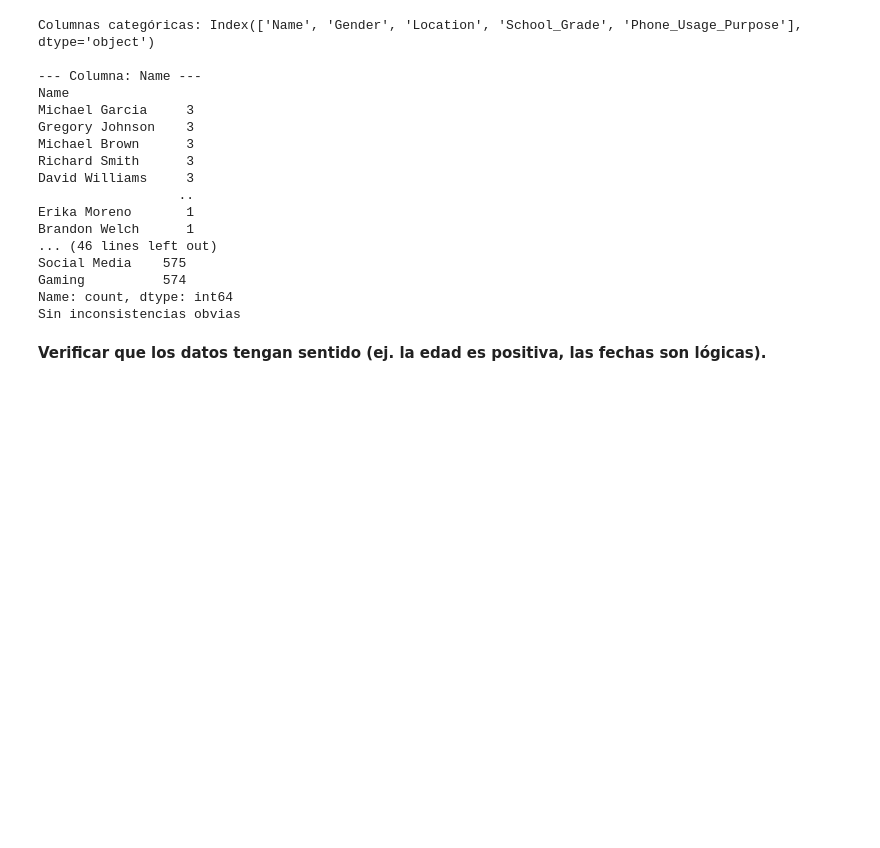
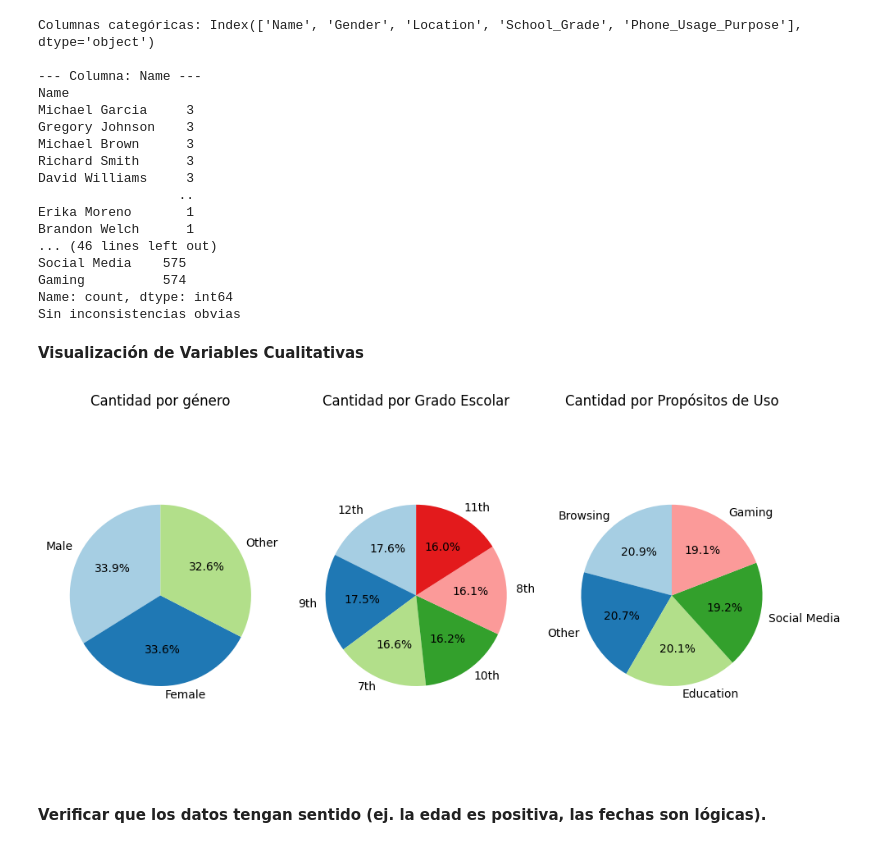
Before and after one commit to fede-cordoba-Ispc/Cs_Datos_II-Estadistica_II, a Jupyter notebook: Proyecto_Cs_Datos_y_Estadsitica_II.ipynb, the cells around one changed output. Drawn from its saved outputs; the diff is of its cells as text; code cells hidden in the pictures; blank space fills up the shorter version.

Commit message:
Creado con Colab. Agregado de gráficos circulares para las variables cualitativas y de caja para otras variables donde se aprecian valores atípicos

```diff
--- a/Proyecto_Cs_Datos_y_Estadsitica_II.ipynb
+++ b/Proyecto_Cs_Datos_y_Estadsitica_II.ipynb
@@ -263,6 +263,74 @@ Social Media    575
 Gaming          574
 Name: count, dtype: int64
 Sin inconsistencias obvias
+# %% [markdown]
+**Visualización de Variables Cualitativas**
+# %%
+import pandas as pd
+import matplotlib.pyplot as plt
+
+# Contar por cada categoría
+Cant_x_genero = df['Gender'].value_counts()
+Cant_x_grado= df['School_Grade'].value_counts()
+Cant_x_uso= df['Phone_Usage_Purpose'].value_counts()
+
+etiquetas_gen = Cant_x_genero.index
+cantidades_gen = Cant_x_genero.values
+
+etiquetas_grado = Cant_x_grado.index
+cantidades_grado = Cant_x_grado.values
+
+etiquetas_uso = Cant_x_uso.index
+cantidades_uso = Cant_x_uso.values
+
+fig, axs = plt.subplots(1, 3, figsize=(10, 5 ))
+
+
+# Crear y mostrar el gráfico de torta
+#plt.figure(figsize=(2, 2))
+axs[0].pie(cantidades_gen,
+        labels=etiquetas_gen,
+        autopct='%1.1f%%',
+        startangle=90,
+        colors=plt.cm.Paired.colors)
+
+axs[0].set_title('Cantidad por género')
+axs[0].axis('equal')
+axs[0].axis('off')
+
+
+
+# Crear y mostrar el gráfico de torta
+# plt.figure(figsize=(2, 2))
+axs[1].pie(cantidades_grado,
+        labels=etiquetas_grado,
+        autopct='%1.1f%%',
+        startangle=90,
+        colors=plt.cm.Paired.colors)
+
+axs[1].set_title('Cantidad por Grado Escolar')
+axs[1].axis('equal')
+axs[1].axis('off')
+
+
+
+# Crear y mostrar el gráfico de torta
+#plt.figure(figsize=(2, 2))
+axs[2].pie(cantidades_uso,
+        labels=etiquetas_uso,
+        autopct='%1.1f%%',
+        startangle=90,
+        colors=plt.cm.Paired.colors)
+
+axs[2].set_title('Cantidad por Propósitos de Uso')
+axs[2].axis('equal')
+axs[2].axis('off')
+
+
+plt.tight_layout()
+plt.show()
+# %% [output]
+[figure, added]
 # %% [markdown]
 **Verificar que los datos tengan sentido (ej. la edad es positiva, las fechas son lógicas).**
 # %%
```
Also changed, not shown: parts of 6 cells of this notebook.
